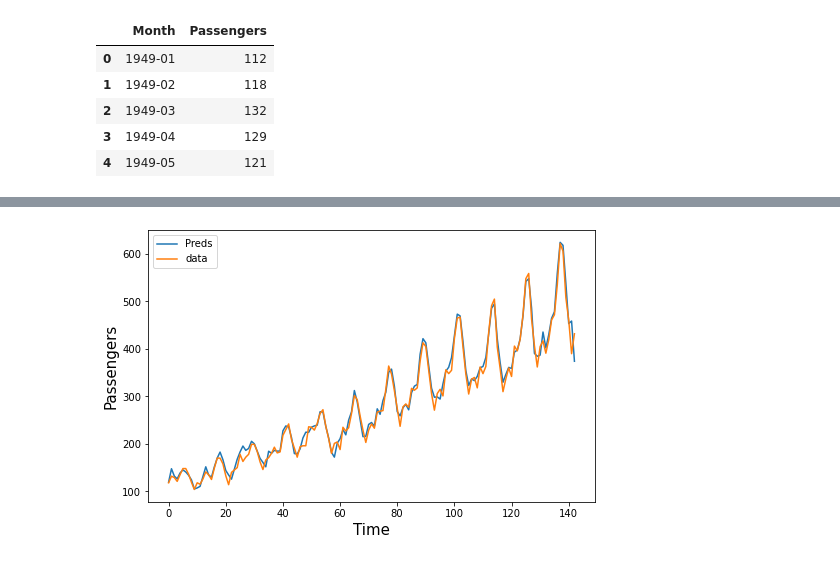
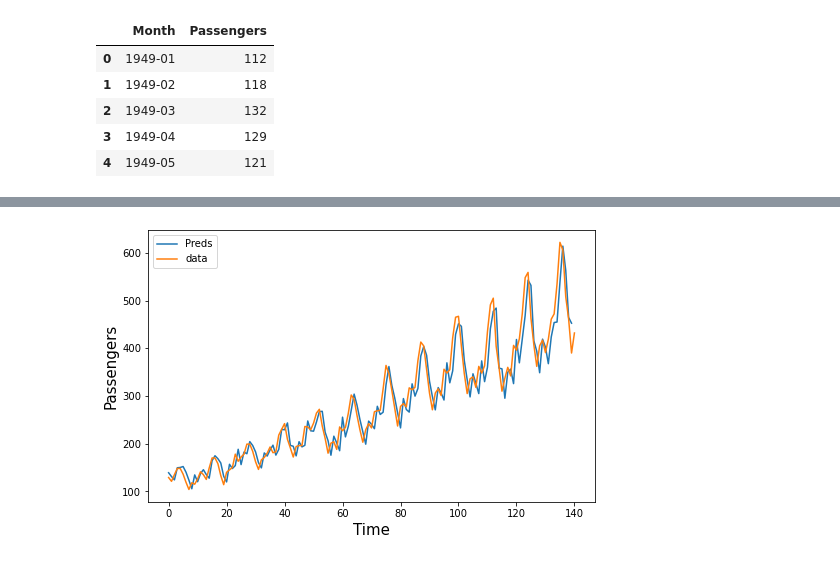
Before and after one commit to lautarogiordano/DL-IB-Exs, a Jupyter notebook: P7/Ej_1_LSTM.ipynb, the cells around one changed output, grey strips where cells are left out. Cells and saved outputs as stored; diff of their text form; code cells hidden in the pictures.

```diff
--- a/P7/Ej_1_LSTM.ipynb
+++ b/P7/Ej_1_LSTM.ipynb
@@ -27,7 +27,7 @@ def preprocess(y, features=2):
     for t in range(T):
         X[t] += [y[t+i] if (t+i) < T else 0 for i in range(features)]
 
-    y = np.array([y[i+1] if i+1 < len(y) else 0 for i in range(len(y))], dtype=float)
+    y = np.array([y[i+features] if i+features < len(y) else 0 for i in range(len(y))], dtype=float)
 
     return scale, X, y
 # %%
@@ -36,11 +36,11 @@ def noisy(X, std=.02):
     noise = np.random.normal(0, std, size=X.shape)
     return np.clip(X+noise, a_min=0, a_max=None)
 # %%
-feats = 4
+feats = 3
 
 y = df['Passengers'].to_numpy()
 scale, X, y = preprocess(y, features=feats)
-X = noisy(X, std=.02)
+X = noisy(X, std=.002)
 
 #Spliteo en train/test
 x_train, x_test = np.split(X, [int(.8*X.shape[0])])
@@ -104,7 +109,8 @@ plt.legend(loc='best');
 model2 = keras.models.Sequential(name='Dense')
 
 
-model2.add(keras.layers.Input(shape=(feats)))
+model2.add(keras.layers.Input(shape=(1, feats)))
+model2.add(keras.layers.Flatten())
 
 model2.add(keras.layers.Dense(feats))
 model2.add(keras.layers.Dense(100))
@@ -155,10 +150,13 @@ array([[143.9666  ],
 # %%
-preds = model2.predict(X, verbose=0)[:-1]
+preds2 = model2.predict(X[:, np.newaxis, :], verbose=0)[:-1]
+yy = np.zeros_like(preds2)
+yy = y[:len(y)-feats]
+
 plt.figure(figsize=(8,5))
-plt.plot(preds*scale, label='Preds')
-plt.plot(y[:-1]*scale, label='data')
+plt.plot(preds2[:-feats]*scale, label='Preds')
+plt.plot(yy*scale, label='data')
 plt.xlabel('Time', fontsize=15)
 plt.ylabel('Passengers', fontsize=15)
 plt.legend(loc='best');
 # %% [output]
-[figure, old version]
+[figure, new version]
```
Also changed, not shown: parts of 5 cells of this notebook.
